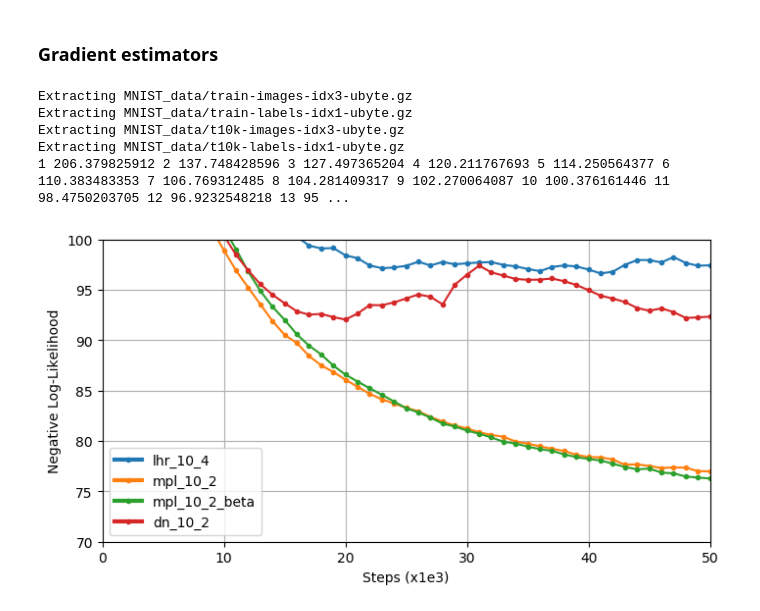
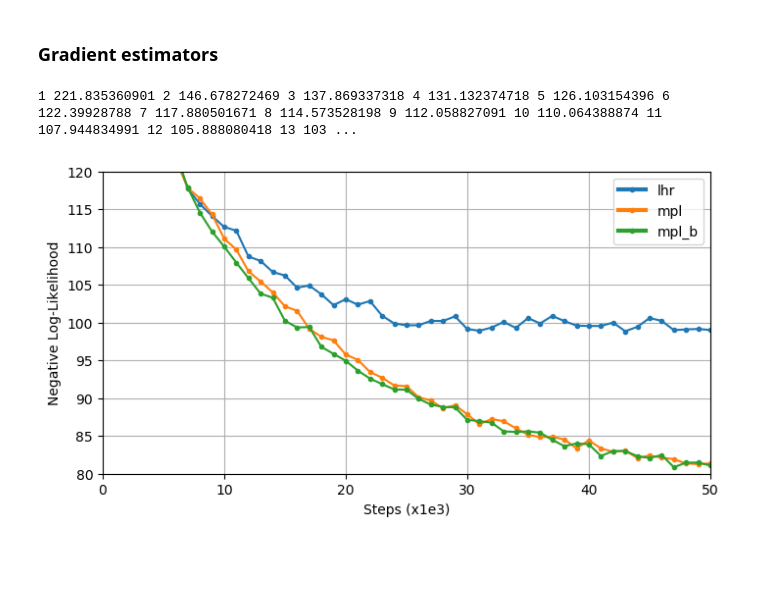
Before and after one commit to ethihsy/cc, a Jupyter notebook: gd_est.ipynb, the cells around one changed output. Drawn from its saved outputs; the diff is of its cells as text; code cells hidden in the pictures; blank space fills up the shorter version.

```diff
--- a/gd_est.ipynb
+++ b/gd_est.ipynb
@@ -50,7 +87,7 @@ def det_pass(inputs, layer, n=1):
 # %% [markdown]
 ### Parameters
 # %%
-batch_size = 10
+batch_size = 4
 ns = 2
 lr = 1e-3
 eps = 1e-7
@@ -202,61 +213,52 @@ def ST_():
 # %%
 def train(train_op):
     with tf.Session() as sess:
-        data = input_data.read_data_sets("MNIST_data/", one_hot=True).test
-        data.images[data.images>0.5] = 1.0
-        data.images[data.images<=0.5] = 0.0
         bl = 0.
         vr = 0.
-        ll = np.empty((1000, steps/1000))
-        vv = np.empty((1000, steps/1000))
+        loss_rec = np.empty((1000, steps/1000))
+        time_rec = np.empty((1000, steps/1000))
         sess.run(tf.global_variables_initializer())
 
         for i in range(steps):
-            batch_ = data.next_batch(batch_size, shuffle=False)[0]
+            batch_ = data.next_batch(batch_size, shuffle=True)[0]
             batch_xs = batch_[:,0:392]
             batch_ys = batch_[:,392:784]
 
+            tstart = time.clock()
             res = sess.run(train_op, {x: batch_xs, y_: batch_ys, bsln: bl, bslnv: vr})
             bl = res[-2]
             vr = res[-1]
-            ll[i%1000, i/1000] = res[-3]
-#            vv[i%1000, i/1000] = res[-4]
+            time_rec[i%1000, i/1000] = time.clock()-tstart
+            loss_rec[i%1000, i/1000] = res[-3]
             if (i+1)%1000==0:
-                print (i+1)/1000, np.mean(ll[:, i/1000], 0),
-#                print np.mean(vv[:, i/1000], 0),
+                print (i+1)/1000, np.mean(loss_rec[:, i/1000], 0),
 
-#        save_path = saver.save(sess, "model/model.ckpt")
-    return ll, vv, batch_xs, batch_ys, res[1]
+    return loss_rec, time_rec, batch_xs, batch_ys, res[1]
 # %%
-train_op = gd_est(2, linear=True, cf=False, sta=False, nn=5)
+train_op = gd_est(1, linear=True, cf=True, sta=False, nn=4)
 result = train(train_op)
-dn_10_2 = result[0]
+mpl_b = result[0]
 # %% [output]
-Extracting MNIST_data/train-images-idx3-ubyte.gz
-Extracting MNIST_data/train-labels-idx1-ubyte.gz
-Extracting MNIST_data/t10k-images-idx3-ubyte.gz
-Extracting MNIST_data/t10k-labels-idx1-ubyte.gz
-1 206.379825912 2 137.748428596 3 127.497365204 4 120.211767693 5 114.250564377 6 110.383483353 7 106.769312485 8 104.281409317 9 102.270064087 10 100.376161446 11 98.4750203705 12 96.9232548218 13 95 ...
+1 221.835360901 2 146.678272469 3 137.869337318 4 131.132374718 5 126.103154396 6 122.39928788 7 117.880501671 8 114.573528198 9 112.058827091 10 110.064388874 11 107.944834991 12 105.888080418 13 103 ...
 # %%
 plt.style.use('default')
 fig, ax = plt.subplots(1,1, figsize=(8,4))
 plt.xlim(0, 50)
-plt.ylim(70,100)
+plt.ylim(80,120)
 
-plot_banded_error(lhr_10_2, "lhr_10_4")
-plot_banded_error(mpl_10_2, "mpl_10_2")
-plot_banded_error(mpl_10_2_beta, "mpl_10_2_beta")
-plot_banded_error(dn_10_2, "dn_10_2")
-#plot_banded_error(mpr_10_2, "mpr_10_2")
-
+plot_banded_error(lhr, "lhr")
+plot_banded_error(mpl, "mpl")
+plot_banded_error(mpl_b, "mpl_b")
+#plot_banded_error(dn, "dn")
+#plot_banded_error(mpr, "mpr")
 
 fatlegend(ax)
 plt.ylabel("Negative Log-Likelihood")
 plt.xlabel("Steps (x1e3)")
 ax.grid(True)
 plt.show()
 #fig.savefig('foo.png')
 # %% [output]
-[figure, old version]
+[figure, new version]
 # %%
 fig, ax = plt.subplots(1,2, figsize=(16,8))
```
Also changed, not shown: parts of 5 cells of this notebook.
